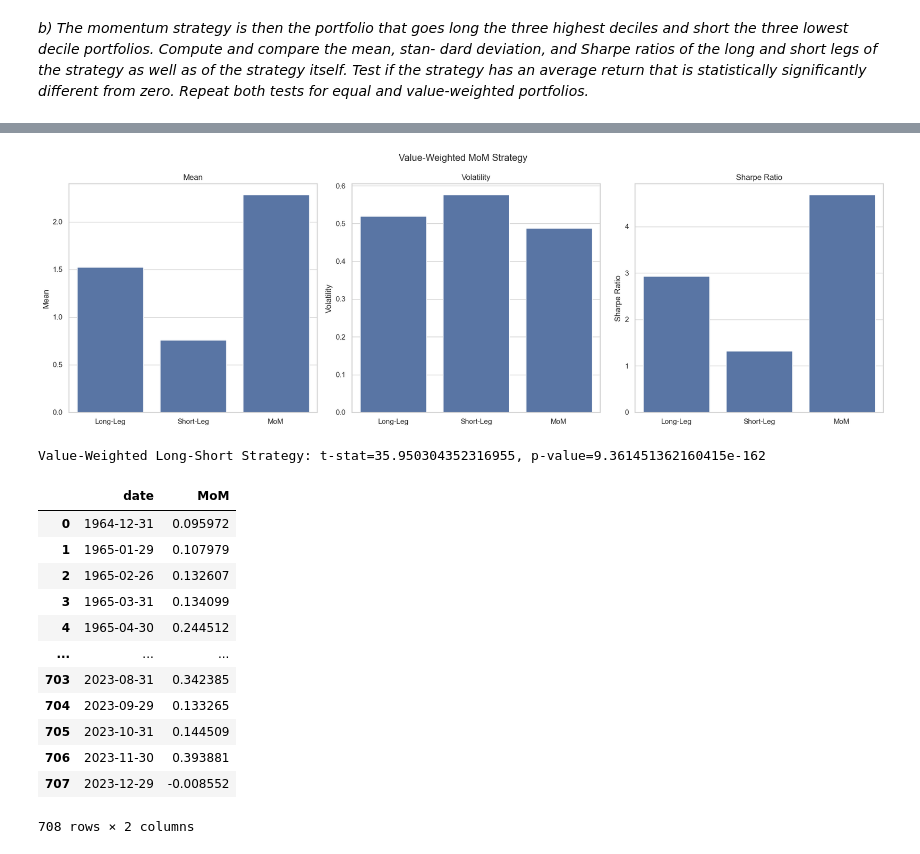
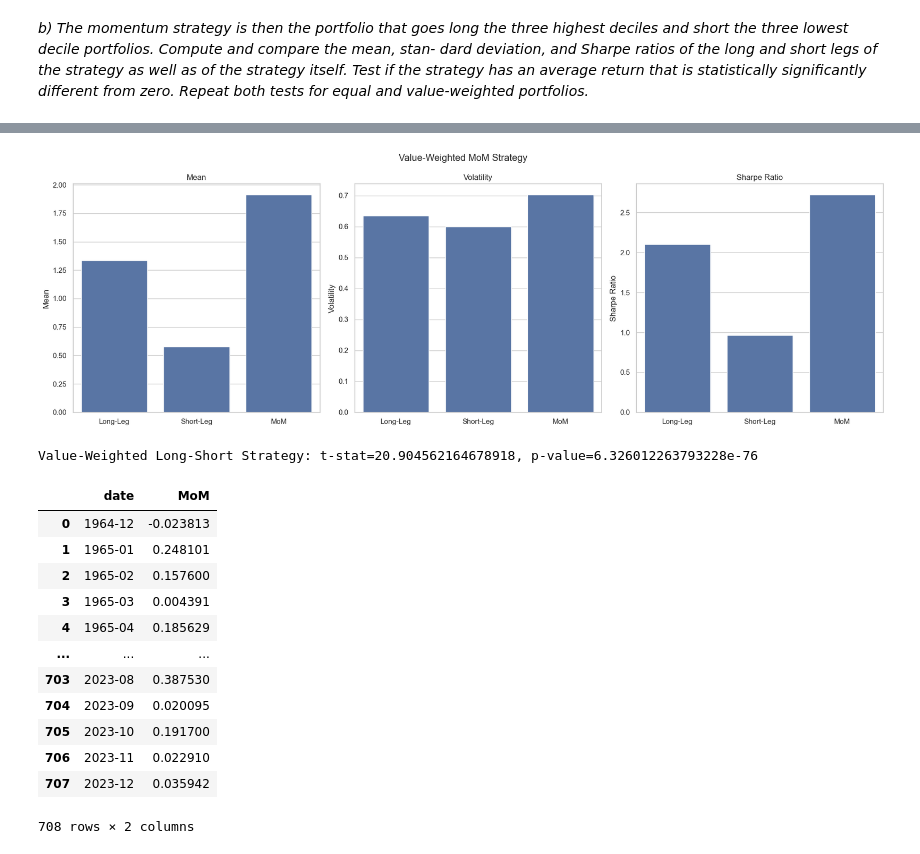
Before and after one commit to Marc-antoineallard74/Investments_project2024, a Jupyter notebook: source/section4.ipynb, the cells around one changed output, grey strips where cells are left out. Drawn from its saved outputs; the diff is of its cells as text; code cells hidden in the pictures.

```diff
--- a/source/section4.ipynb
+++ b/source/section4.ipynb
@@ -34,6 +37,8 @@ DATA_PATH = "../data"
 # Load the data
 data = pd.read_parquet(f'{DATA_PATH}/stock_data.parquet')
 
+data = data[data.permno.isin(data.permno.unique()[:100])]
+
 display(data.head())
 data.shape
 # %% [output]
@@ -120,24 +125,25 @@ plot_metrics(pd.DataFrame({'Long-Leg': long_vw,
 t_stat_value, p_value_value = stats.ttest_1samp(mom_vw, 0)
 print(f"Value-Weighted Long-Short Strategy: t-stat={t_stat_value}, p-value={p_value_value}")
 # %% [output]
-[figure, old version]
+[figure, new version]
-Value-Weighted Long-Short Strategy: t-stat=35.950304352316955, p-value=9.361451362160415e-162
+Value-Weighted Long-Short Strategy: t-stat=20.904562164678918, p-value=6.326012263793228e-76
 # %%
 mom_df = mom_vw.reset_index().rename(columns={0: 'MoM'})
+mom_df['date'] = mom_df['date'].dt.to_period('M')
 mom_df
 # %% [output]
 |  | date | MoM |
-| 0 | 1964-12-31 | 0.095972 |
-| 1 | 1965-01-29 | 0.107979 |
-| 2 | 1965-02-26 | 0.132607 |
-| 3 | 1965-03-31 | 0.134099 |
-| 4 | 1965-04-30 | 0.244512 |
+| 0 | 1964-12 | -0.023813 |
+| 1 | 1965-01 | 0.248101 |
+| 2 | 1965-02 | 0.157600 |
+| 3 | 1965-03 | 0.004391 |
+| 4 | 1965-04 | 0.185629 |
 | ... | ... | ... |
-| 703 | 2023-08-31 | 0.342385 |
-| 704 | 2023-09-29 | 0.133265 |
-| 705 | 2023-10-31 | 0.144509 |
-| 706 | 2023-11-30 | 0.393881 |
-| 707 | 2023-12-29 | -0.008552 |
+| 703 | 2023-08 | 0.387530 |
+| 704 | 2023-09 | 0.020095 |
+| 705 | 2023-10 | 0.191700 |
+| 706 | 2023-11 | 0.022910 |
+| 707 | 2023-12 | 0.035942 |
 708 rows × 2 columns
 # %%
 mom_df.to_parquet(f'{DATA_PATH}/factors/mom_returns.parquet')
```
Also changed, not shown: parts of 6 cells of this notebook, 4 other files.
